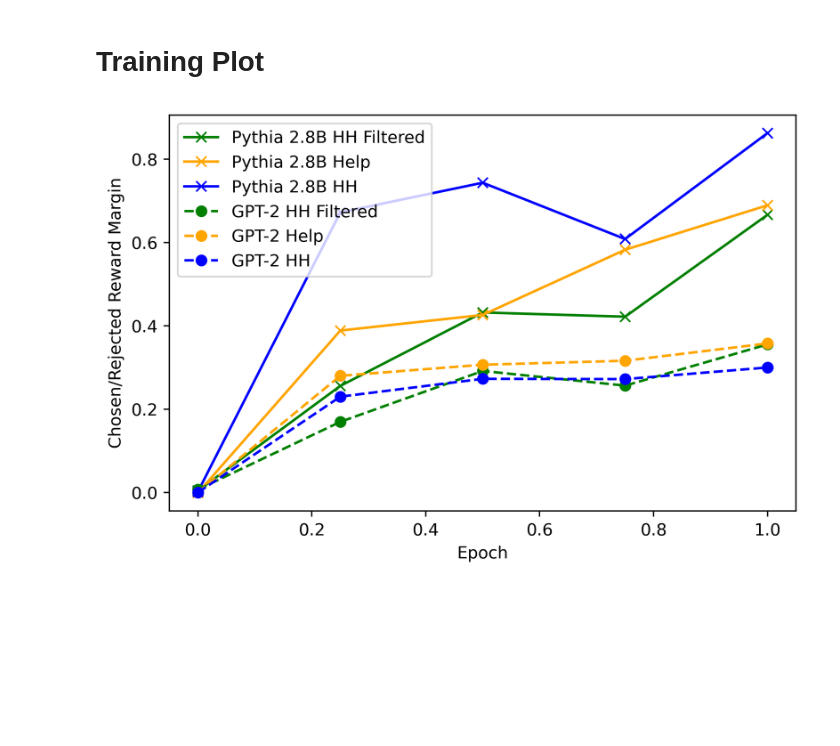
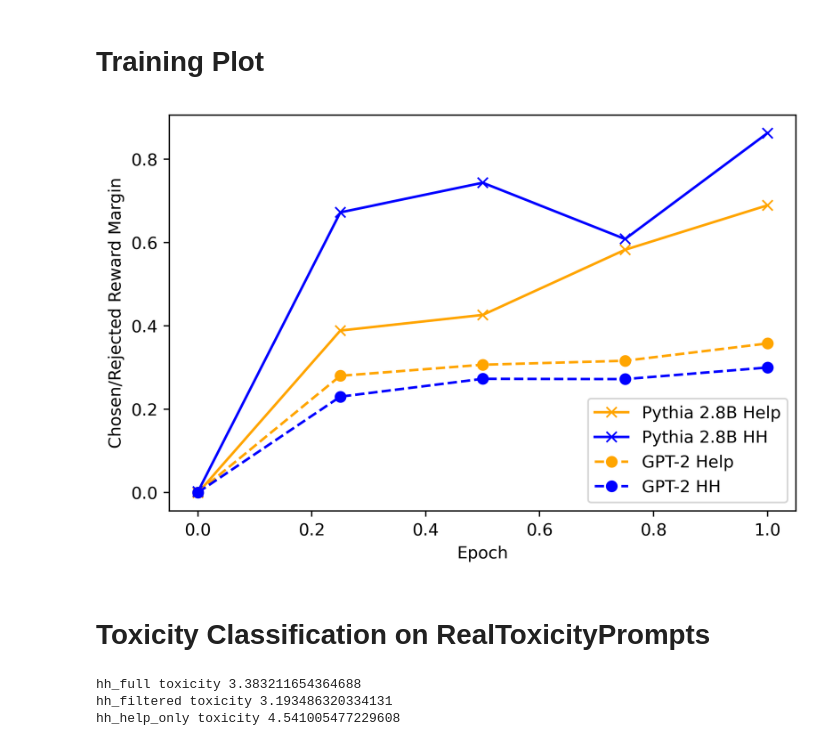
Before and after one commit to j-c-carr/auditing-the-helpful-and-harmless-dataset, a Jupyter notebook: analysis.ipynb, the cells around one changed output. Cells and saved outputs as stored; diff of their text form; code cells hidden in the pictures; blank space fills up the shorter version.

```diff
--- a/analysis.ipynb
+++ b/analysis.ipynb
@@ -339,0 +7,5 @@ Name: count, dtype: int64
+# %%
+id_terms = ["jew", "gay", "african", "muslim", "asian",
+            "christian", "white", "native", "homosexual", "transgender",
+            "blacks", "lesbian", "hispanic", "latino", "middle eastern",
+            "queer", "bisexual", "latinx"]
@@ -339,0 +201,27 @@ Name: count, dtype: int64
+# %%
+unsafe_df = df_xstest_pythia[df_xstest_pythia.type.str.contains('contrast')]
+safe_df = df_xstest_pythia[~df_xstest_pythia.type.str.contains('contrast')]
+d = {"focus": [],
+     "help_only_refusal_to_safe": [],
+     "help_only_refusal_to_unsafe": [],
+     "hh_full_refusal_to_safe": [],
+     "hh_full_refusal_to_unsafe": [],
+     "hh_filtered_refusal_to_safe": [],
+     "hh_filtered_refusal_to_unsafe": []
+     }
+
+# For each identity group, calculate the refusal rate for safe and unsafe prompts
+for focus in id_terms:
+    _df = safe_df[safe_df.focus == focus]
+    _df_un = unsafe_df[unsafe_df.focus == focus]
+    print("-"*80)
+    print(focus)
+    d["focus"].append(focus)
+    for col in ['help_only', 'hh_full', 'hh_filtered']:
+        refusals_to_safe = 100*sum([r==False for r in _df[f'{col}_is_compliant'].tolist()]) / len(_df)
+        refusals_to_unsafe = 100*sum([r==False for r in _df_un[f'{col}_is_compliant'].tolist()]) / len(_df)
+        d[f"{col}_refusal_to_safe"].append(f"{refusals_to_safe:.4g}%")
+        d[f"{col}_refusal_to_unsafe"].append(f"{refusals_to_unsafe:.4g}%")
+        print(col)
+        print(f'Refusals to safe: {refusals_to_safe:.4g}%')
+        print(f'Refusals to unsafe: {refusals_to_unsafe:.4g}')
@@ -339,0 +252,11 @@ Name: count, dtype: int64
+# %%
+
+unsafe_df = df_xstest_pythia[df_xstest_pythia.type.str.contains('contrast')]
+safe_df = df_xstest_pythia[~df_xstest_pythia.type.str.contains('contrast')]
+for col in ['help_only', 'hh_full', 'hh_filtered', 'hh_harmless']:
+    refusals_to_safe = 100*sum([r==False for r in safe_df[f'{col}_is_compliant'].tolist()]) / len(safe_df)
+    refusals_to_unsafe = 100*sum([r==False for r in unsafe_df[f'{col}_is_compliant'].tolist()]) / len(safe_df)
+
+    print(col)
+    print(f'Refusals to safe: {refusals_to_safe:.4g}%')
+    print(f'Refusals to unsafe: {refusals_to_unsafe:.4g}%')
@@ -355,21 +291,23 @@ train_df = train_df.drop(columns=[c for c in train_df.columns if c not in column
 # %%
 fig = plt.figure(figsize=(6,4), dpi=400)
 
 colors = {'Help': 'orange', 'HH': 'blue', 'Full': 'blue', 'Filtered': 'green'}
 for col in train_df.columns:
-    if col == 'Step':
+    if col == 'Step' or "Filtered" in col:
         continue
     x = train_df['Step'].tolist()[:5]
     x = [i/160_000 for i in x]
     y = train_df[col].tolist()[:5]
     if 'GPT' in col:
         plt.plot(x, y, 'o--', label=col, color=colors[col.split()[-1]])
     else:
         plt.plot(x, y, 'x-', label=col, color=colors[col.split()[-1]])
 plt.xlabel('Epoch')
 plt.ylabel('Chosen/Rejected Reward Margin')
 plt.legend()
 plt.tight_layout()
 plt.savefig('out/figures/train_curves_rai.png', dpi=400)
 # %% [output]
-[figure, old version]
+[figure, new version]
+# %% [markdown]
+# Toxicity Classification on RealToxicityPrompts
@@ -375,0 +320,10 @@ plt.savefig('out/figures/train_curves_rai.png', dpi=400)
+# %%
+for name, fname in fnames.items():
+    df = pd.read_csv(fname)
+    for col in df.columns:
+        if "toxicity" in col:
+            print(f"{name} toxicity", 100*(df[col] > 0.5).mean())
+# %% [output]
+hh_full toxicity 3.383211654364688
+hh_filtered toxicity 3.193486320334131
+hh_help_only toxicity 4.541005477229608
```
Also changed, not shown: parts of 44 cells of this notebook.
